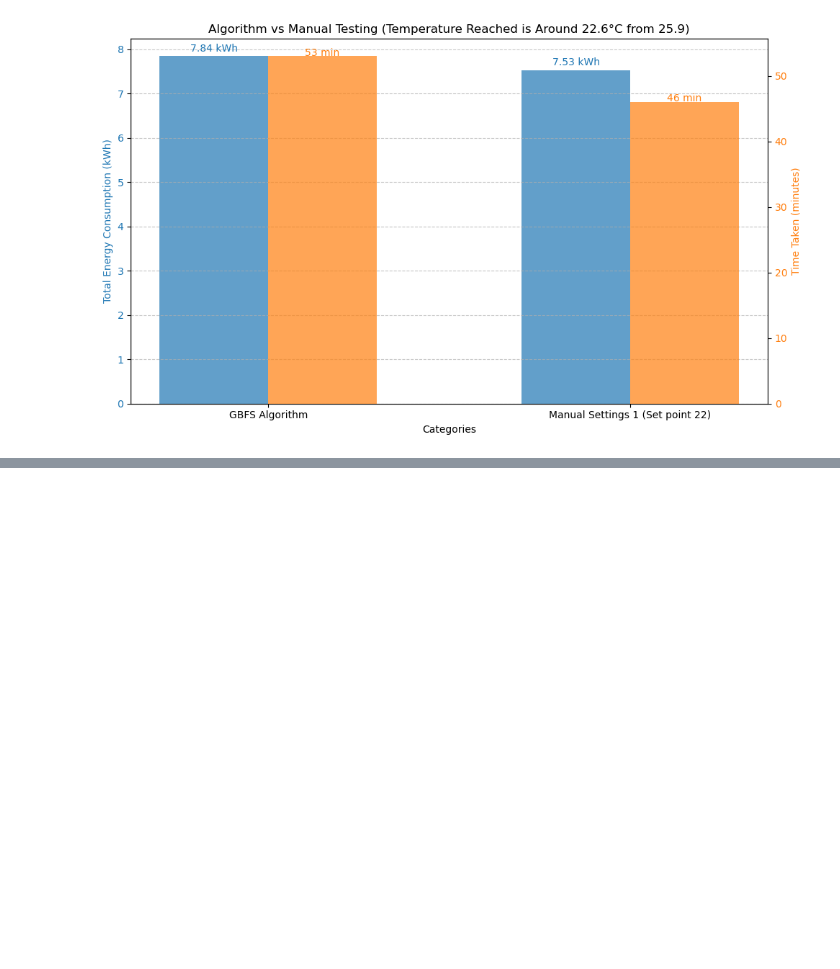
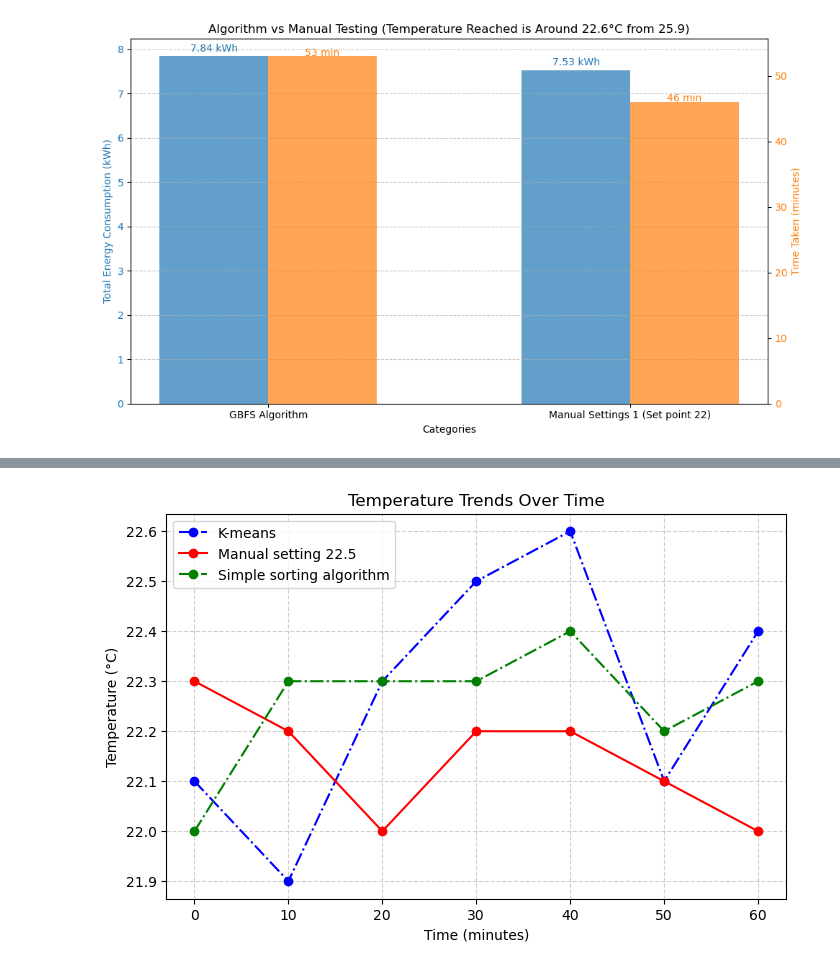
Before and after one commit to AYunYang/AI_trial, a Jupyter notebook: Data analysis/Manual and AI testing.ipynb, the cells around one changed output, grey strips where cells are left out. Saved outputs shown, nothing was run; the diff lists cells and outputs as text; code cells hidden in the pictures; blank space fills up the shorter version.

```diff
--- a/Data analysis/Manual and AI testing.ipynb
+++ b/Data analysis/Manual and AI testing.ipynb
@@ -513,0 +555,31 @@ plt.show()
+# %%
+import matplotlib.pyplot as plt
+
+# Time (x-axis) in minutes
+time = [0, 10, 20, 30, 40, 50, 60]
+
+# Multiple sets of temperature data
+temperature1 = [22.1, 21.9, 22.3, 22.5, 22.6, 22.1, 22.4]  # K-means
+temperature2 = [22.3, 22.2, 22.0, 22.2, 22.2, 22.1, 22.0]  # Manual setting 22.5
+temperature3 = [22.0, 22.3, 22.3, 22.3, 22.4, 22.2, 22.3]  # Simple sorting algorithm
+
+# Create the plot
+plt.figure(figsize=(8, 5))
+plt.plot(time, temperature1, marker='o', linestyle='-.', color='b', label="K-means")
+plt.plot(time, temperature2, marker='o', linestyle='-', color='r', label="Manual setting 22.5")
+plt.plot(time, temperature3, marker='o', linestyle='-.', color='g', label="Simple sorting algorithm")
+
+# Labels and title
+plt.xlabel("Time (minutes)")
+plt.ylabel("Temperature (°C)")
+plt.title("Temperature Trends Over Time")
+plt.xticks(time)  # Ensure x-axis ticks match the time points
+plt.grid(True, linestyle="--", alpha=0.6)
+
+# Show legend
+plt.legend()
+
+# Display the plot
+plt.show()
+# %% [output]
+[figure, added]
```
Also changed, not shown: parts of 4 cells of this notebook, 1 other file.
